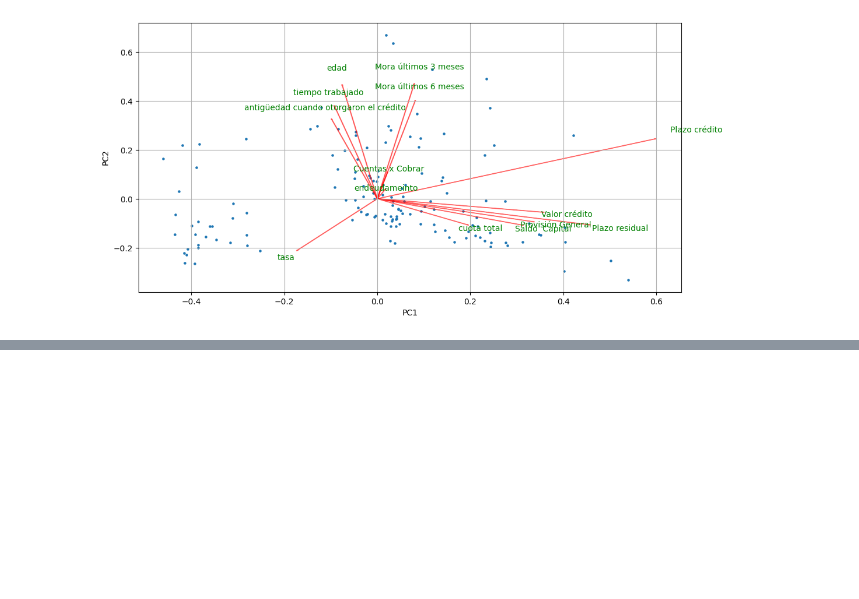
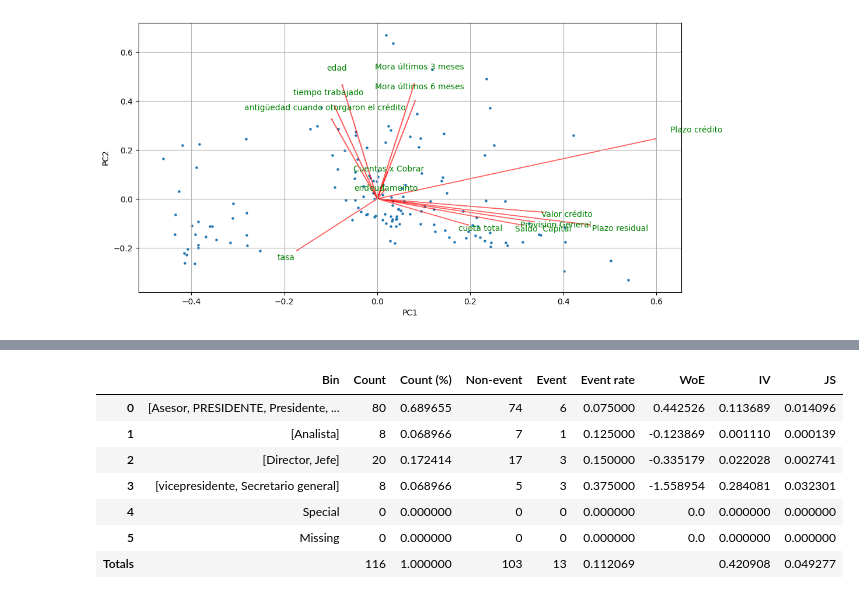
Before and after one commit to wicalo/ProyectoAna, a Jupyter notebook: Codigo/RegresionLogistica.ipynb, the cells around one changed output, grey strips where cells are left out. Saved outputs shown, nothing was run; the diff lists cells and outputs as text; code cells hidden in the pictures; blank space fills up the shorter version.

```diff
--- a/Codigo/RegresionLogistica.ipynb
+++ b/Codigo/RegresionLogistica.ipynb
@@ -568,3 +608,21 @@ x=train[var_num]
+# %%
+var_woe=input("variable desea analizar")
+
+x2= train[var_woe].values
+optb = OptimalBinning(name=var_woe, dtype="categorical", solver="mip")
+optb.fit(x2, target)
+optb.fit(x2, target)
+binning_table = optb.binning_table
+binning_table.build()
+# %% [output]
+|  | Bin | Count | Count (%) | Non-event | Event | Event rate | WoE | IV | JS |
+| 0 | [Asesor, PRESIDENTE, Presidente, ... | 80 | 0.689655 | 74 | 6 | 0.075000 | 0.442526 | 0.113689 | 0.014096 |
+| 1 | [Analista] | 8 | 0.068966 | 7 | 1 | 0.125000 | -0.123869 | 0.001110 | 0.000139 |
+| 2 | [Director, Jefe] | 20 | 0.172414 | 17 | 3 | 0.150000 | -0.335179 | 0.022028 | 0.002741 |
+| 3 | [vicepresidente, Secretario general] | 8 | 0.068966 | 5 | 3 | 0.375000 | -1.558954 | 0.284081 | 0.032301 |
+| 4 | Special | 0 | 0.000000 | 0 | 0 | 0.000000 | 0.0 | 0.000000 | 0.000000 |
+| 5 | Missing | 0 | 0.000000 | 0 | 0 | 0.000000 | 0.0 | 0.000000 | 0.000000 |
+| Totals |  | 116 | 1.000000 | 103 | 13 | 0.112069 |  | 0.420908 | 0.049277 |
 # %%
 woe=[]
 for i in range(len(var_num)):
```
Also changed, not shown: parts of 14 cells of this notebook.
